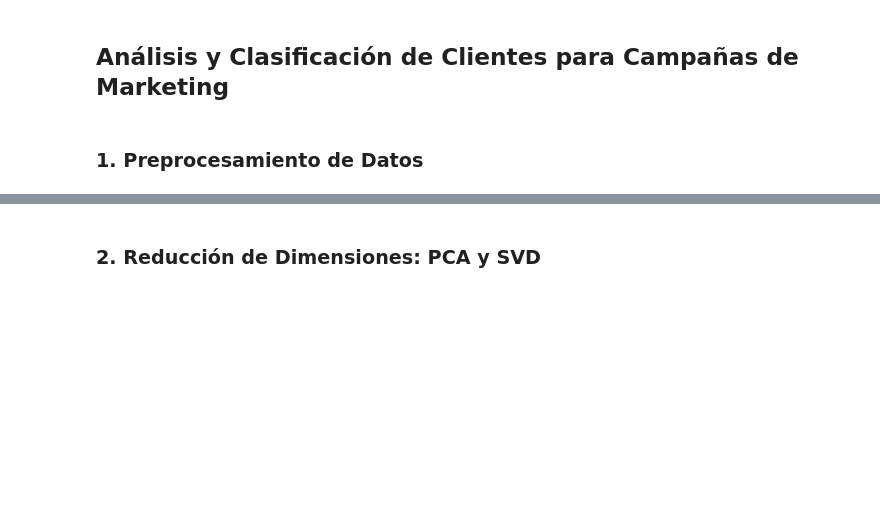
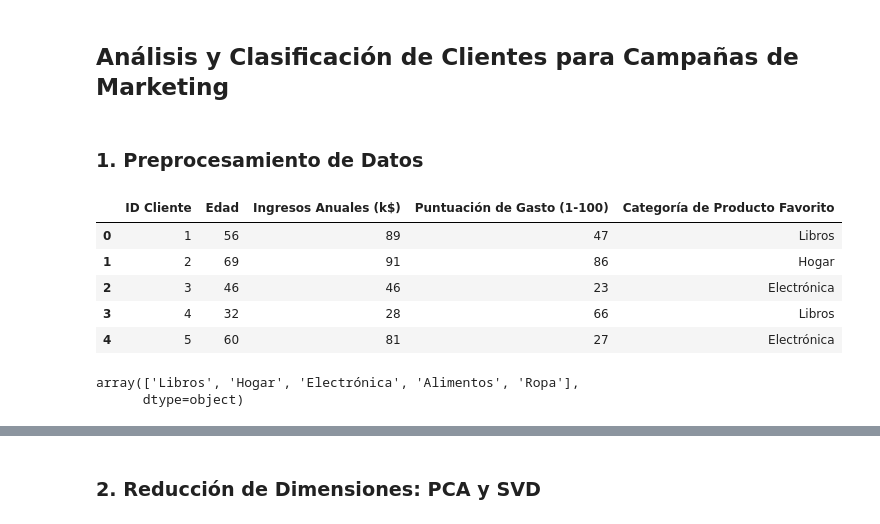
Before and after one commit to PabloPombo/Courses_DataScience_ML-DL-Simulink, a Jupyter notebook: Python-DS-ML_UDEMYCourse/Día12-MachineLearning-p2/Cuadernos para Prácticas/Proyecto del Día 12 - Análisis y Clasificación de Clientes.ipynb, the cells around one changed output, grey strips where cells are left out. Drawn from its saved outputs; the diff is of its cells as text; code cells hidden in the pictures; blank space fills up the shorter version.

```diff
--- a/Python-DS-ML_UDEMYCourse/Día12-MachineLearning-p2/Cuadernos para Prácticas/Proyecto del Día 12 - Análisis y Clasificación de Clientes.ipynb
+++ b/Python-DS-ML_UDEMYCourse/Día12-MachineLearning-p2/Cuadernos para Prácticas/Proyecto del Día 12 - Análisis y Clasificación de Clientes.ipynb
@@ -49,3 +49,15 @@ from scipy.cluster.hierarchy import dendrogram, linkage
 # %%
-# Ver información básica del dataset
+df.head(5)
+# %% [output]
+|  | ID Cliente | Edad | Ingresos Anuales (k$) | Puntuación de Gasto (1-100) | Categoría de Producto Favorito |
+| 0 | 1 | 56 | 89 | 47 | Libros |
+| 1 | 2 | 69 | 91 | 86 | Hogar |
+| 2 | 3 | 46 | 46 | 23 | Electrónica |
+| 3 | 4 | 32 | 28 | 66 | Libros |
+| 4 | 5 | 60 | 81 | 27 | Electrónica |
+# %%
+df['Categoría de Producto Favorito'].unique()
+# %% [output]
+array(['Libros', 'Hogar', 'Electrónica', 'Alimentos', 'Ropa'],
+      dtype=object)
 # %%
```
Also changed, not shown: parts of 14 cells of this notebook.
